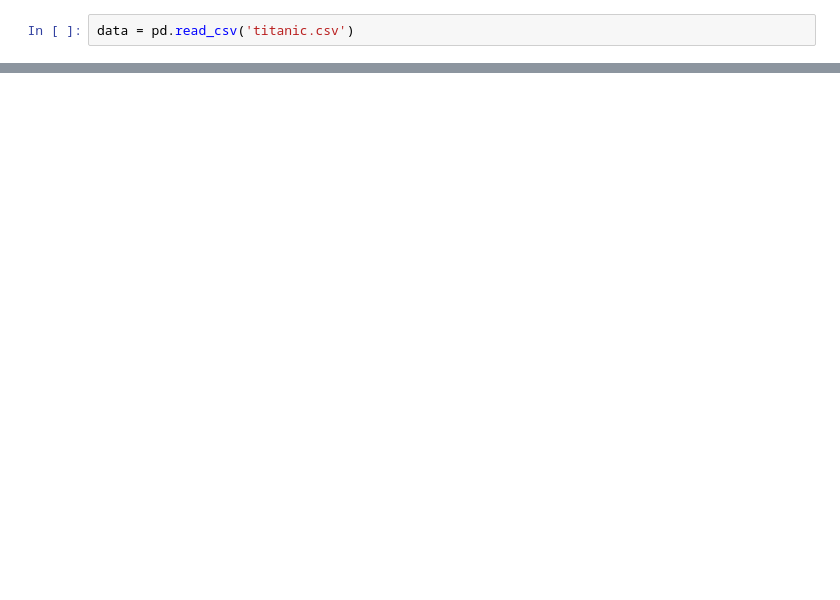
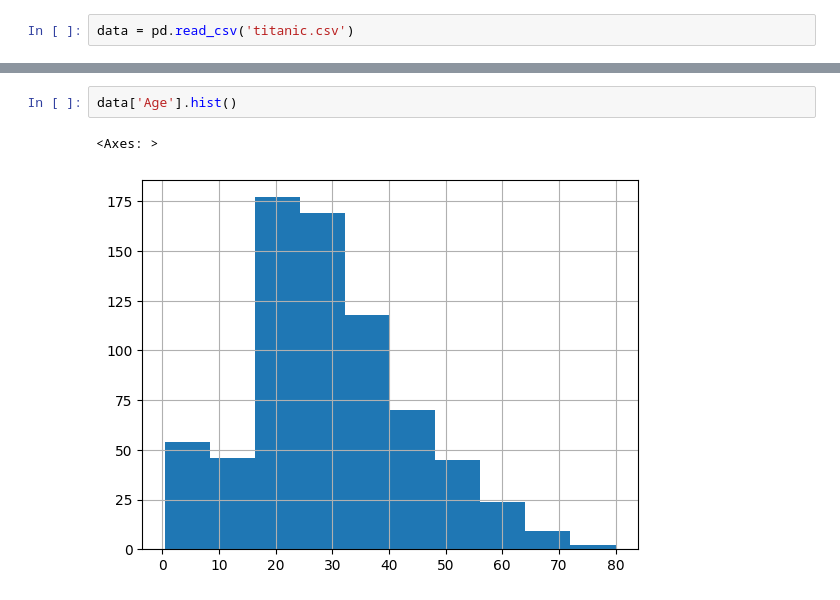
Before and after one commit to najibifar/Data_Analysis, a Jupyter notebook: titanic.ipynb, the cells around one changed output, grey strips where cells are left out. Saved outputs shown, nothing was run; the diff lists cells and outputs as text; blank space fills up the shorter version.

```diff
--- a/titanic.ipynb
+++ b/titanic.ipynb
@@ -15,0 +36,5 @@ data.head()
+# %%
+data['Age'].hist()
+# %% [output]
+<Axes: >
+[figure, added]
```
Also changed, not shown: parts of 25 cells of this notebook, 6 other files.
